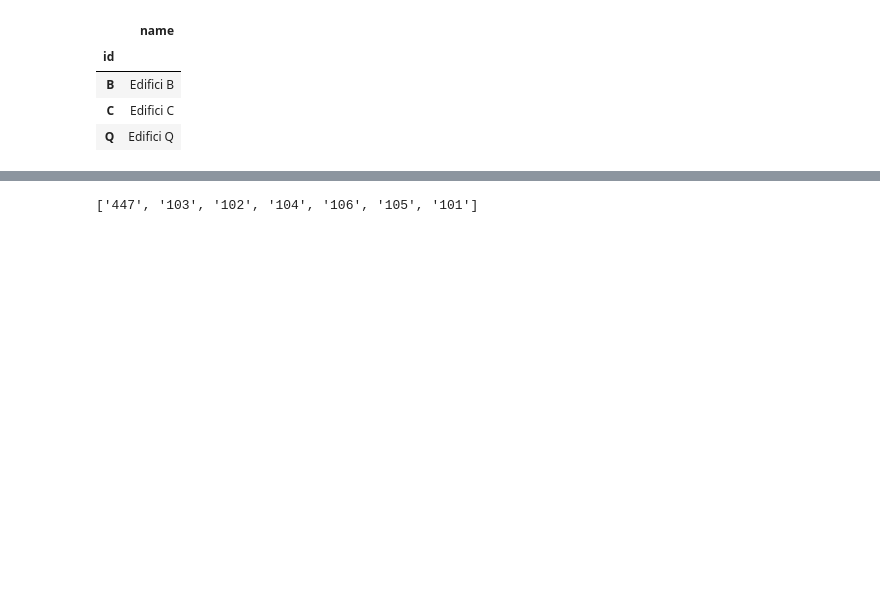
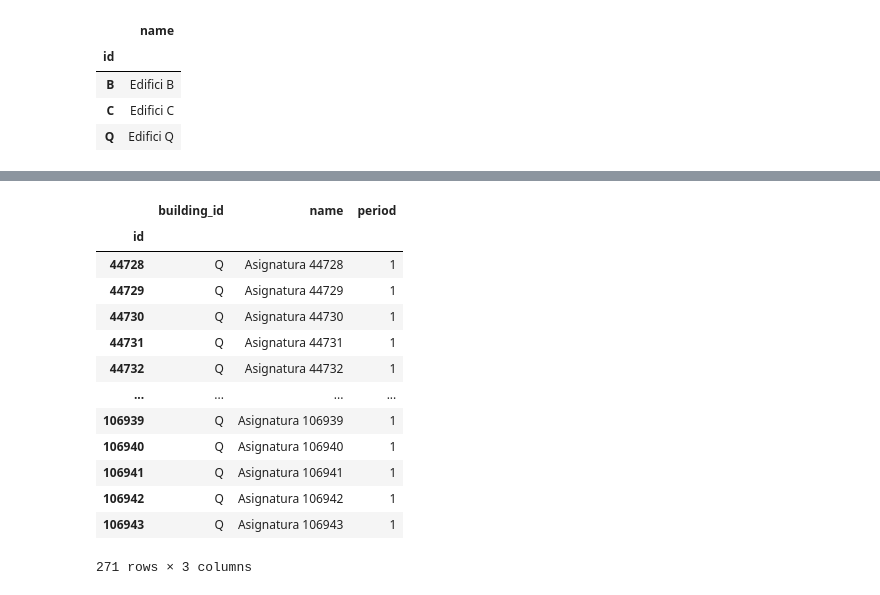
Before and after one commit to xavi-burgos99/optimitzuab, a Jupyter notebook: notebooks/refactor.ipynb, the cells around one changed output, grey strips where cells are left out. Saved outputs shown, nothing was run; the diff lists cells and outputs as text; code cells hidden in the pictures; blank space fills up the shorter version.

```diff
--- a/notebooks/refactor.ipynb
+++ b/notebooks/refactor.ipynb
@@ -80,10 +81,55 @@ calendar_group.head()
 # %%
-# Get all the distinct values of the column "ID_ASIGNATURA"
-subjects = calendar_group['ID_ASIGNATURA'].unique()
+# Get all the values of the column "ID_GRUPO"
+group_ids = calendar_group['ID_GRUPO']
 
-# Get the first 3 digits of the values and save them as "grade_ids" (unique grade ids)
-grade_ids = [str(subject)[:3] for subject in subjects]
-grade_ids = list(set(grade_ids))
-grade_ids
+# From \d+ - \d+ - \d+ ..., extract the third number (ex: 2024-0-115-102708-54-311 -> 115)
+building_ids = group_ids.str.extract(r'[\d]+-[\d]+-([\d]+)-[\d]+-[\d]+-[\d]+')
+
+# Add "ID_EDIFICI" as a column
+calendar_group['ID_EDIFICI'] = building_ids
+
+# Get all the distinct values of the column "ID_EDIFICI"
+building_ids = building_ids[0].unique()
+
+# Set the relationship between the building id and the real id in a map
+building_relations = {}
+building_relations['115'] = "Q"
+
+# Create a new "subject" csv file with the columns "id", "building_id", "name" and "period"
+subjects = pd.DataFrame(columns=['id', 'building_id', 'name', 'period'])
+
+# Add the values "id", "building_id", "name" and "period" to the columns
+subjects['id'] = calendar_group['ID_ASIGNATURA']
+subjects['building_id'] = calendar_group['ID_EDIFICI']
+subjects['name'] = 'Asignatura ' + calendar_group['ID_ASIGNATURA'].astype(str)
+subjects['period'] = calendar_group['ID_PERIODO_DOCENTE']
+
+# Change the values of the column "building_id" to the real values (if not, delete the row)
+subjects['building_id'] = subjects['building_id'].map(building_relations)
+subjects = subjects.dropna()
+
+# Remove the duplicates
+subjects = subjects.drop_duplicates()
+
+# Sort the values by the column "id"
+subjects = subjects.sort_values(by='id')
+
+# Change the index to the column "id"
+subjects = subjects.set_index('id')
+
+subjects
 # %% [output]
+|  | building_id | name | period |
+| id |  |  |  |
+| 44728 | Q | Asignatura 44728 | 1 |
+| 44729 | Q | Asignatura 44729 | 1 |
+| 44730 | Q | Asignatura 44730 | 1 |
+| 44731 | Q | Asignatura 44731 | 1 |
+| 44732 | Q | Asignatura 44732 | 1 |
+| ... | ... | ... | ... |
+| 106939 | Q | Asignatura 106939 | 1 |
+| 106940 | Q | Asignatura 106940 | 1 |
+| 106941 | Q | Asignatura 106941 | 1 |
+| 106942 | Q | Asignatura 106942 | 1 |
+| 106943 | Q | Asignatura 106943 | 1 |
-['447', '103', '102', '104', '106', '105', '101']
+271 rows × 3 columns
```
Also changed, not shown: parts of 7 cells of this notebook, 1 other file.
